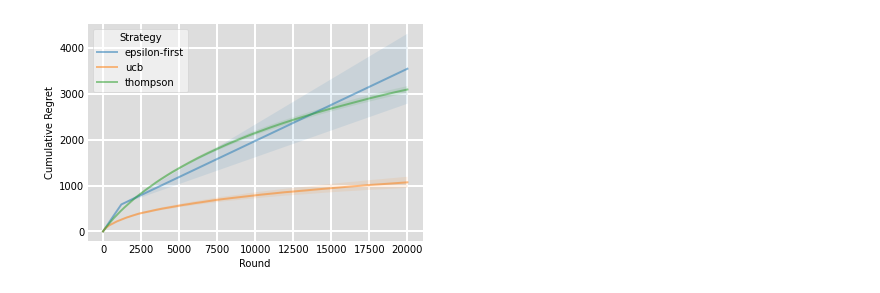
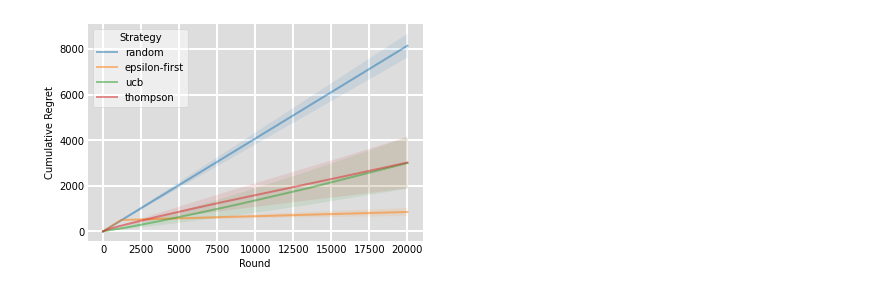
Before and after one commit to ShivamAmratlalPatel/M2RGroupProject, a Jupyter notebook: main/main_ntb.ipynb, the cells around one changed output. Cells and saved outputs as stored; diff of their text form; code cells hidden in the pictures.

Commit message:
Made new plots

```diff
--- a/main/main_ntb.ipynb
+++ b/main/main_ntb.ipynb
@@ -4,7 +4,7 @@ import matplotlib.pyplot as plt
 from bandits import average_finder
 from strategies import *
 # %%
-machine_no = 100
+machine_no = 10
 trial_no = 20000
 gaussian = True
 number_of_iterations = 50
@@ -42,30 +42,30 @@ thompson_average, thompson_minus, thompson_plus = average_finder(thompson,
 # %%
 fig = plt.figure(facecolor='w')
 ax = fig.add_subplot(111, facecolor='#dddddd', axisbelow=True)
-# ax.plot(range(len(random_average)), random_average, alpha=0.5, lw=2,
-#         label='random')
-# ax.fill_between(range(len(random_average)), rand_minus, rand_plus, alpha=.1)
+ax.plot(range(len(random_average)), random_average, alpha=0.5, lw=2,
+        label='random')
+ax.fill_between(range(len(random_average)), rand_minus, rand_plus, alpha=.1)
 ax.plot(range(len(epsilon_average)), epsilon_average, alpha=0.5, lw=2,
         label='epsilon-first')
 ax.fill_between(range(len(epsilon_average)), eps_minus, eps_plus, alpha=.1)
 ax.plot(range(len(ucb_average)), ucb_average, alpha=0.5, lw=2,
         label='ucb')
 ax.fill_between(range(len(ucb_average)), ucb_minus, ucb_plus, alpha=.1)
 ax.plot(range(len(thompson_average)), thompson_average, alpha=0.5, lw=2,
         label='thompson')
 ax.fill_between(range(len(thompson_average)), thompson_minus, thompson_plus,
                 alpha=.1)
 ax.set_xlabel('Round')
 ax.set_ylabel('Cumulative Regret')
 ax.yaxis.set_tick_params(length=0)
 ax.xaxis.set_tick_params(length=0)
 ax.grid(b=True, which='both', c='w', lw=2, ls='-')
 # plt.title("")
 legend = ax.legend(title="Strategy")
 legend.get_frame().set_alpha(0.5)
 for spine in ('top', 'right', 'bottom', 'left'):
     ax.spines[spine].set_visible(False)
-plt.savefig('plot1.png', dpi=1000, transparent=False, bbox_inches='tight')
+plt.savefig('plot10.png', dpi=1000, transparent=False, bbox_inches='tight')
 plt.show()
 # %% [output]
-[figure, old version]
+[figure, new version]
```
Also changed, not shown: 1 other file.
